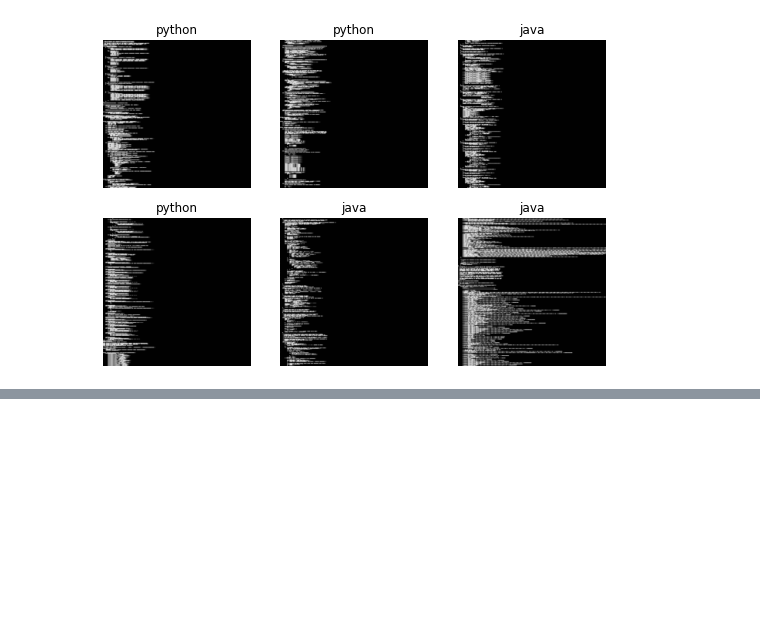
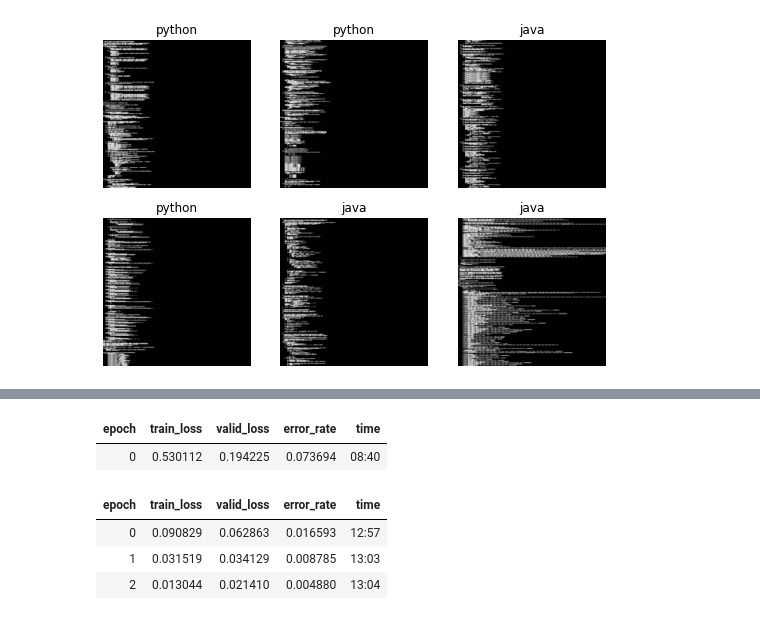
Before and after one commit to adamschmideg/fastai-learn, a Jupyter notebook: my-birds.ipynb, the cells around one changed output, grey strips where cells are left out. Saved outputs shown, nothing was run; the diff lists cells and outputs as text; code cells hidden in the pictures; blank space fills up the shorter version.

```diff
--- a/my-birds.ipynb
+++ b/my-birds.ipynb
@@ -140,3 +140,7 @@ dls = DataBlock(
 dls.show_batch(max_n=6)
 # %% [output]
 [figure]
+# %%
+learn = vision_learner(dls, resnet18, metrics=error_rate)
+learn.fine_tune(3)
+# %% [output]
@@ -142,0 +148,6 @@ dls.show_batch(max_n=6)
+| epoch | train_loss | valid_loss | error_rate | time |
+| 0 | 0.530112 | 0.194225 | 0.073694 | 08:40 |
+| epoch | train_loss | valid_loss | error_rate | time |
+| 0 | 0.090829 | 0.062863 | 0.016593 | 12:57 |
+| 1 | 0.031519 | 0.034129 | 0.008785 | 13:03 |
+| 2 | 0.013044 | 0.021410 | 0.004880 | 13:04 |
```
Also changed, not shown: parts of 3 cells of this notebook.
